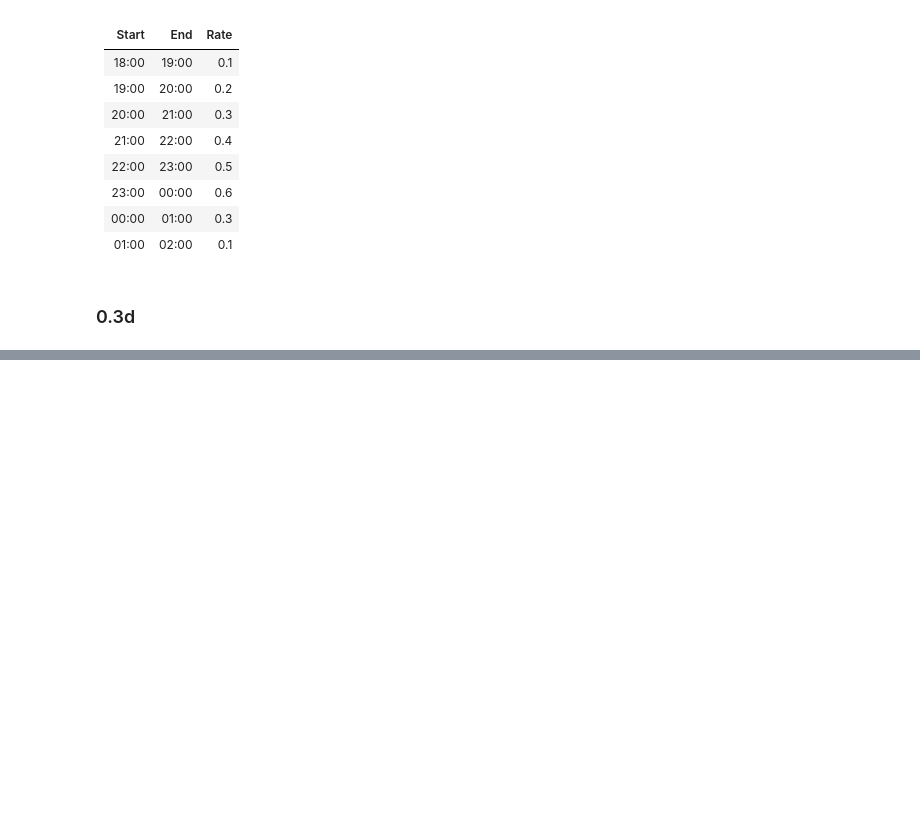
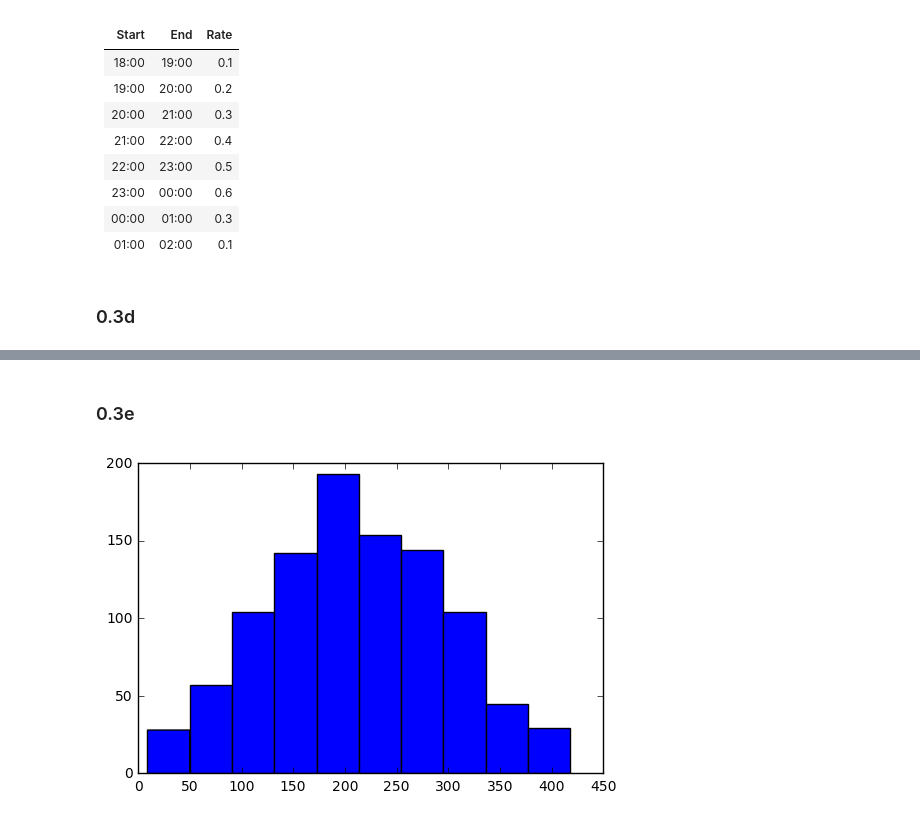
Before and after one commit to jj1993/Applied-mechanism-design-and-big-data, a Jupyter notebook: JonathanLena.ipynb, the cells around one changed output, grey strips where cells are left out. Cells and saved outputs as stored; diff of their text form; code cells hidden in the pictures; blank space fills up the shorter version.

```diff
--- a/JonathanLena.ipynb
+++ b/JonathanLena.ipynb
@@ -311,0 +303,29 @@ plt.show
+# %% [markdown]
+### 0.3e
+# %%
+# Selecting the distribution on the basis of the
+# amount of arrived people. Dont go higher than 5 people...
+distNumber = 1
+maxIterations = 10000
+
+def generateRandomNumber(distNumber, maxIterations):
+    # The actual generator function for this distribution
+    for i in range(maxIterations):
+        goalValue = random.random()
+        n, t = PDFformula(goalValue)
+        if n == distNumber:
+            return t
+
+    raise RuntimeError
+
+# Just a test to see if the function is working properly!
+# Try to see when the first person arrives (early) and for
+# example the 4th person (later)
+nums = []
+for i in range(1000):
+    randomNumber = generateRandomNumber(distNumber, maxIterations)
+    nums.append(randomNumber)
+plt.hist(nums)
+plt.show()
+# %% [output]
+[figure, added]
```
Also changed, not shown: parts of 5 cells of this notebook.
